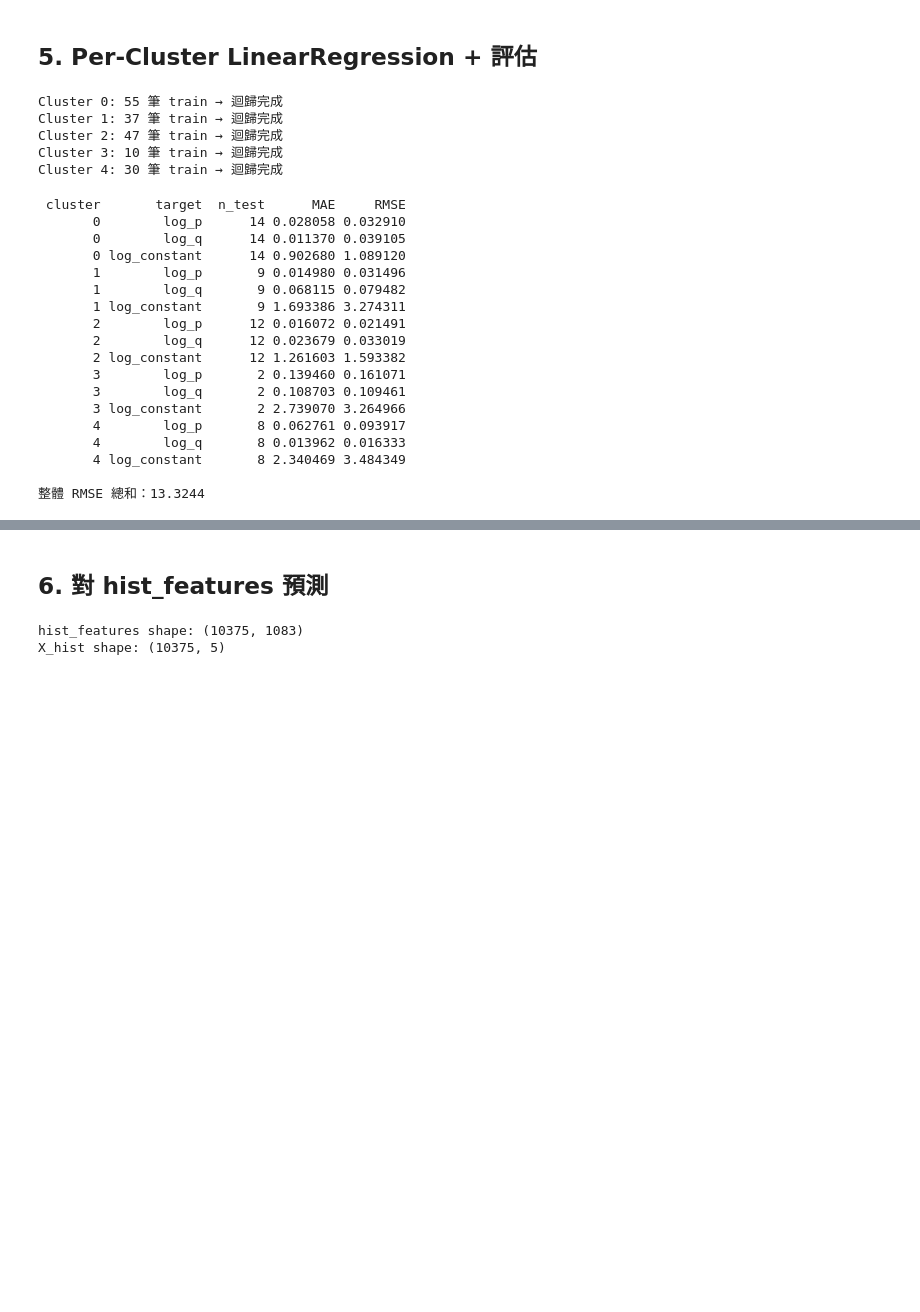
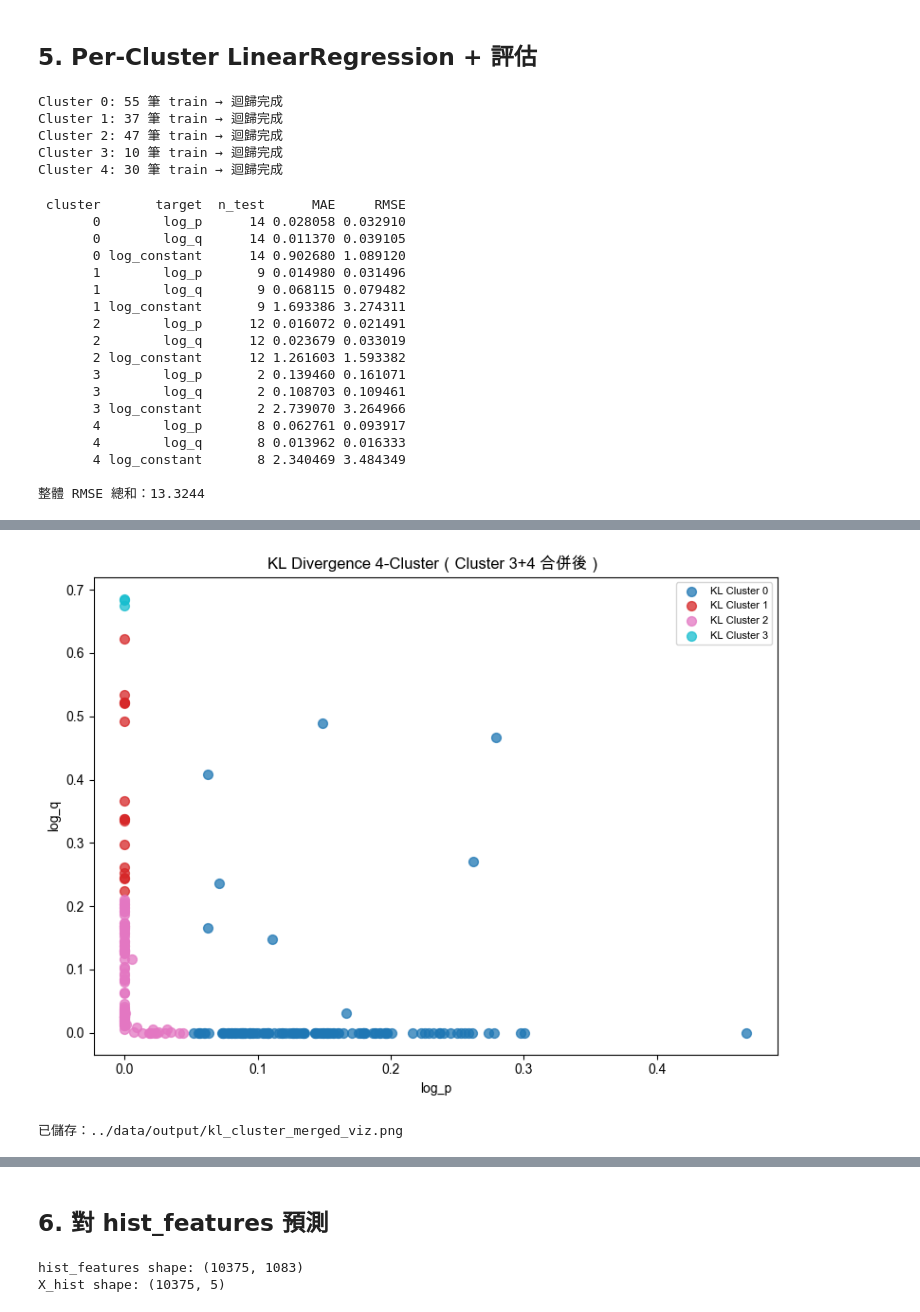
Before and after one commit to jocelyn-chenn/data_augmentation, a Jupyter notebook: notebooks/step3_augmentation.ipynb, the cells around one changed output, grey strips where cells are left out. Cells and saved outputs as stored; diff of their text form; code cells hidden in the pictures; blank space fills up the shorter version.

```diff
--- a/notebooks/step3_augmentation.ipynb
+++ b/notebooks/step3_augmentation.ipynb
@@ -234,0 +459,69 @@ print(f'\n整體 RMSE 總和：{eval_df["RMSE"].sum():.4f}')
+# %%
+# ── Cluster 3 和 Cluster 4 合併 → 統一標為 cluster 3，共 4 群 ──
+N_MERGED = 4
+df_kl['kl_cluster_4'] = df_kl['kl_cluster'].replace({4: 3})
+
+print('合併後各 KL Cluster 大小：')
+print(df_kl['kl_cluster_4'].value_counts().sort_index().to_string())
+
+# kl_labels 與 df 的列順序一致（df_kl 由 df.dropna().reset_index() 產生）
+kl_labels = df_kl['kl_cluster_4'].values
+
+# ── Per-Cluster LinearRegression（train set）──
+kl_models = {}
+for c in range(N_MERGED):
+    mask_c = kl_labels[train_idx] == c
+    n_c    = mask_c.sum()
+    if n_c < 2:
+        print(f'KL Cluster {c}: 只有 {n_c} 筆，使用全體中位數 fallback')
+        kl_models[c] = None
+        continue
+    X_c = X_all[train_idx][mask_c]
+    kl_models[c] = {
+        t: LinearRegression().fit(X_c, df[t].values[train_idx][mask_c])
+        for t in targets
+    }
+    print(f'KL Cluster {c}: {n_c} 筆 train → 迴歸完成')
+
+# ── 評估（test set）：R² 和 RMSE ──
+print('\n=== KL 4-Cluster 迴歸評估（test set）===')
+rows = []
+for c in range(N_MERGED):
+    mask_c = kl_labels[test_idx] == c
+    if mask_c.sum() == 0:
+        continue
+    X_tc = X_all[test_idx][mask_c]
+    for t in targets:
+        y_true = df[t].values[test_idx][mask_c]
+        y_pred = (
+            kl_models[c][t].predict(X_tc)
+            if kl_models[c] is not None
+            else np.full(mask_c.sum(), global_fallback[t])
+        )
+        rows.append({
+            'cluster': c,
+            'target' : t,
+            'n_test' : int(mask_c.sum()),
+            'R²'     : round(r2_score(y_true, y_pred), 4),
+            'RMSE'   : round(np.sqrt(mean_squared_error(y_true, y_pred)), 4),
+        })
+
+print(pd.DataFrame(rows).to_string(index=False))
+
+# ── 散點圖：log_p vs log_q，顏色代表合併後 4 群 ──
+cmap4  = plt.cm.get_cmap('tab10', N_MERGED)
+fig, ax = plt.subplots(figsize=(8, 6))
+for c in range(N_MERGED):
+    mask_c = kl_labels == c
+    ax.scatter(df_kl.loc[mask_c, 'log_p'], df_kl.loc[mask_c, 'log_q'],
+               color=cmap4(c), alpha=0.75, s=50, label=f'KL Cluster {c}')
+ax.set_xlabel('log_p')
+ax.set_ylabel('log_q')
+ax.set_title('KL Divergence 4-Cluster（Cluster 3+4 合併後）')
+ax.legend(fontsize=8)
+plt.tight_layout()
+kl4_path = OUTPUT / 'kl_cluster_merged_viz.png'
+plt.savefig(kl4_path, dpi=150)
+plt.show()
+print(f'已儲存：{kl4_path}')
+# %% [output]
@@ -234,0 +545,2 @@ print(f'\n整體 RMSE 總和：{eval_df["RMSE"].sum():.4f}')
+[figure, added]
+已儲存：../data/output/kl_cluster_merged_viz.png
```
Also changed, not shown: parts of 5 cells of this notebook, 4 other files.
